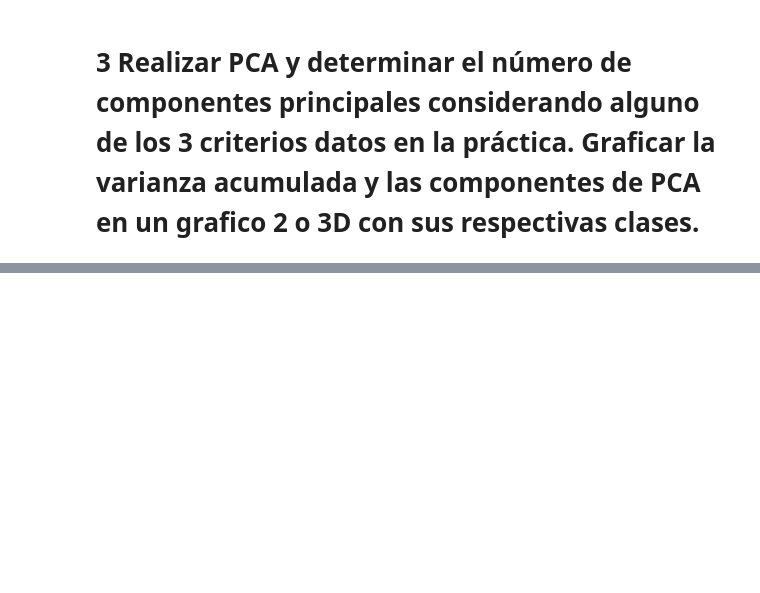
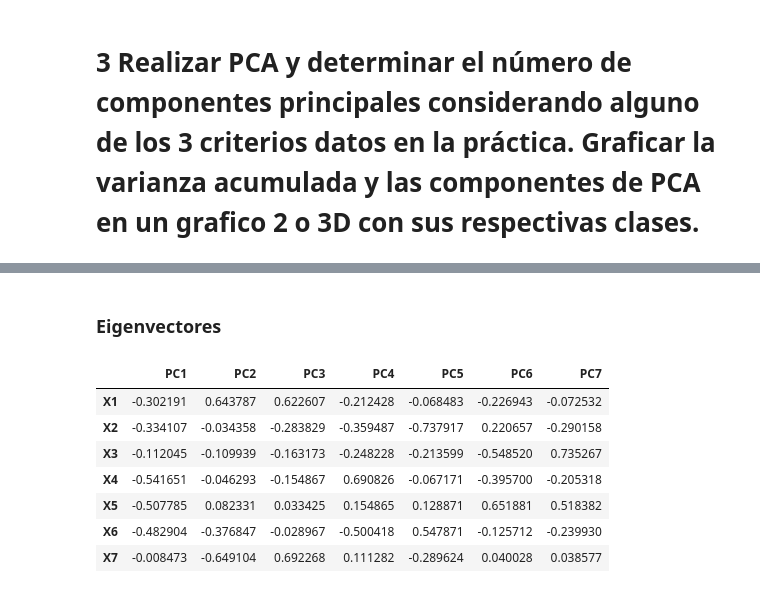
Before and after one commit to agustinarenas/MD-TUIA-Arenas-Petetta, a Jupyter notebook: TPDM_1_Petetta.ipynb, the cells around one changed output, grey strips where cells are left out. Drawn from its saved outputs; the diff is of its cells as text; code cells hidden in the pictures; blank space fills up the shorter version.

```diff
--- a/TPDM_1_Petetta.ipynb
+++ b/TPDM_1_Petetta.ipynb
@@ -152,0 +179,13 @@ df_final.tail()
+# %% [markdown]
+### Eigenvectores
+# %%
+pd.DataFrame(pca.components_, columns=['PC1', 'PC2', 'PC3', 'PC4', 'PC5', 'PC6', 'PC7'], index=['X1', 'X2', 'X3', 'X4', 'X5', 'X6', 'X7'])
+# %% [output]
+|  | PC1 | PC2 | PC3 | PC4 | PC5 | PC6 | PC7 |
+| X1 | -0.302191 | 0.643787 | 0.622607 | -0.212428 | -0.068483 | -0.226943 | -0.072532 |
+| X2 | -0.334107 | -0.034358 | -0.283829 | -0.359487 | -0.737917 | 0.220657 | -0.290158 |
+| X3 | -0.112045 | -0.109939 | -0.163173 | -0.248228 | -0.213599 | -0.548520 | 0.735267 |
+| X4 | -0.541651 | -0.046293 | -0.154867 | 0.690826 | -0.067171 | -0.395700 | -0.205318 |
+| X5 | -0.507785 | 0.082331 | 0.033425 | 0.154865 | 0.128871 | 0.651881 | 0.518382 |
+| X6 | -0.482904 | -0.376847 | -0.028967 | -0.500418 | 0.547871 | -0.125712 | -0.239930 |
+| X7 | -0.008473 | -0.649104 | 0.692268 | 0.111282 | -0.289624 | 0.040028 | 0.038577 |
```
Also changed, not shown: parts of 10 cells of this notebook, 6 other files.
